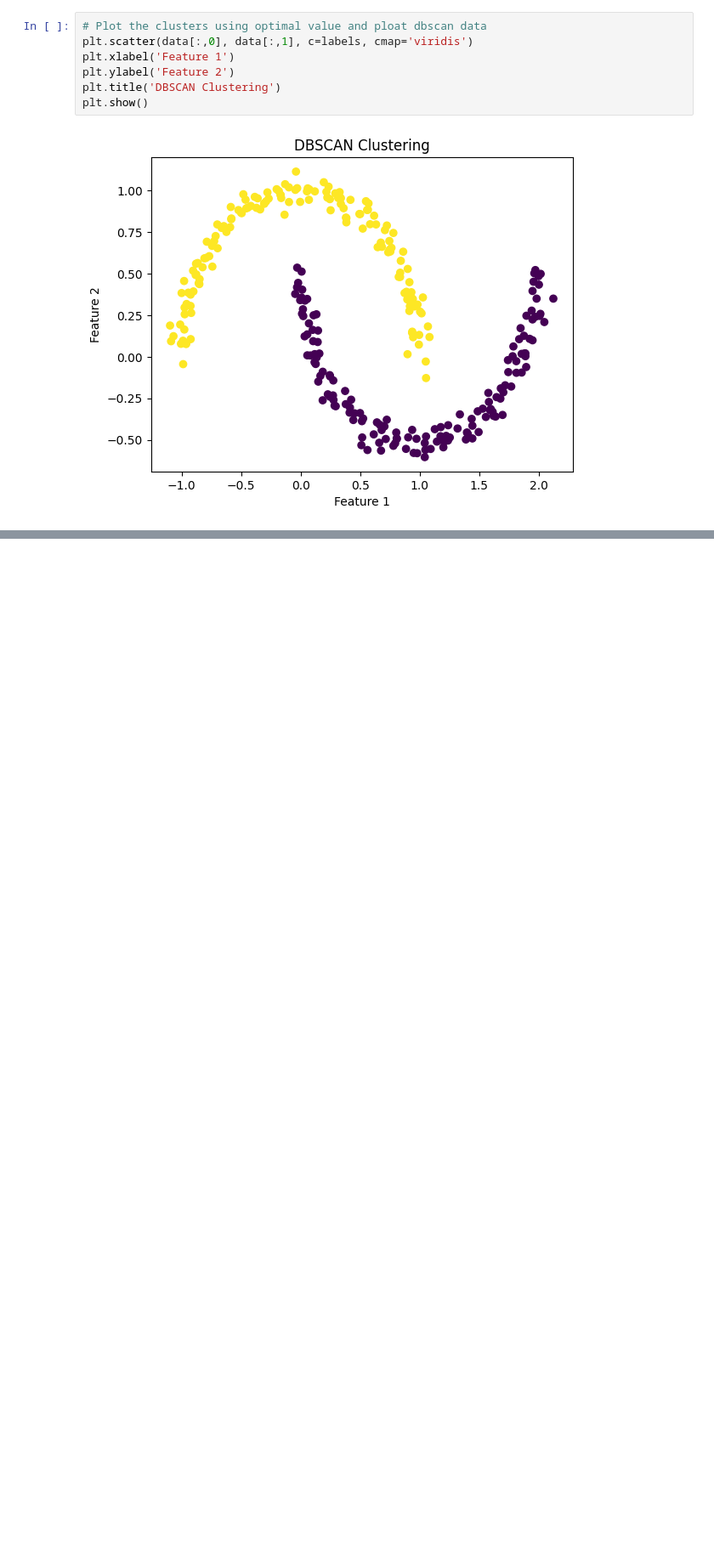
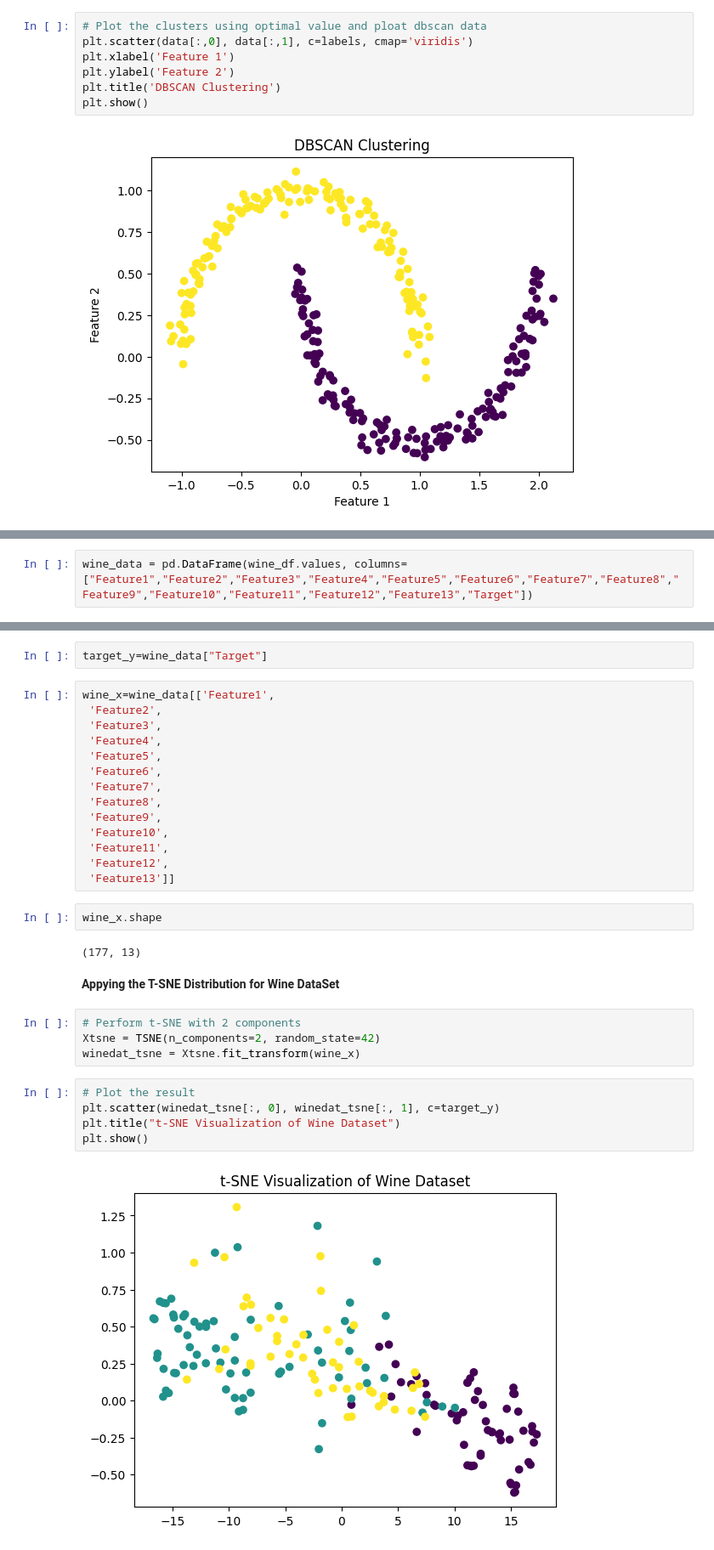
Before and after one commit to rsurendraidexcel/aiml, a Jupyter notebook: untitled0.ipynb, the cells around one changed output, grey strips where cells are left out. Shown at 85% size. Drawn from its saved outputs; the diff is of its cells as text; blank space fills up the shorter version.

```diff
--- a/untitled0.ipynb
+++ b/untitled0.ipynb
@@ -181,0 +273,2 @@ plt.show()
+# %%
+wine_data = pd.DataFrame(wine_df.values, columns=["Feature1","Feature2","Feature3","Feature4","Feature5","Feature6","Feature7","Feature8","Feature9","Feature10","Feature11","Feature12","Feature13","Target"])
@@ -181,0 +291,33 @@ plt.show()
+# %%
+target_y=wine_data["Target"]
+# %%
+wine_x=wine_data[['Feature1',
+ 'Feature2',
+ 'Feature3',
+ 'Feature4',
+ 'Feature5',
+ 'Feature6',
+ 'Feature7',
+ 'Feature8',
+ 'Feature9',
+ 'Feature10',
+ 'Feature11',
+ 'Feature12',
+ 'Feature13']]
+# %%
+wine_x.shape
+# %% [output]
+(177, 13)
+# %% [markdown]
+**Appying the T-SNE Distribution for Wine DataSet**
+# %%
+# Perform t-SNE with 2 components
+Xtsne = TSNE(n_components=2, random_state=42)
+winedat_tsne = Xtsne.fit_transform(wine_x)
+# %%
+# Plot the result
+plt.scatter(winedat_tsne[:, 0], winedat_tsne[:, 1], c=target_y)
+plt.title("t-SNE Visualization of Wine Dataset")
+plt.show()
+# %% [output]
+[figure, added]
```
Also changed, not shown: parts of 16 cells of this notebook.
